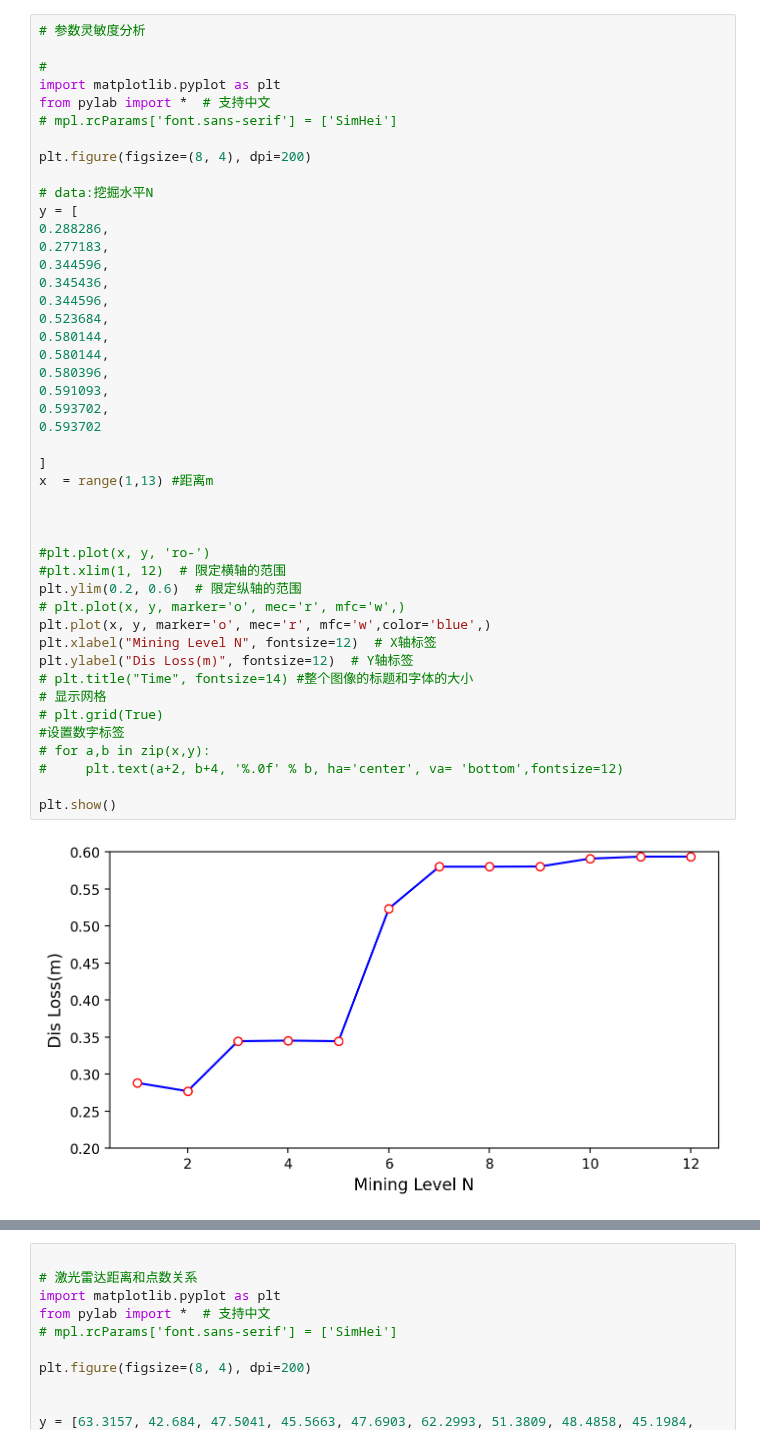
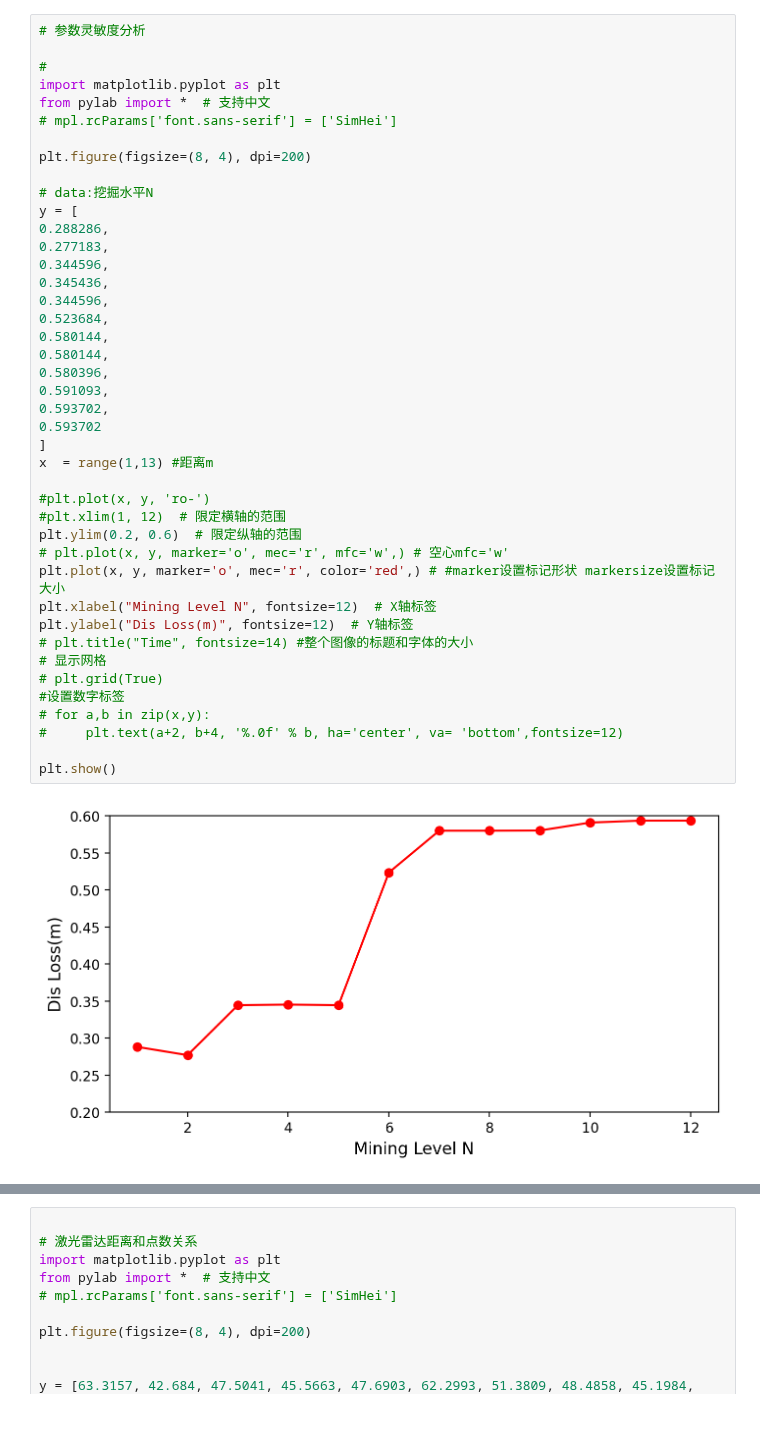
Before and after one commit to HuangCongQing/python-libraries, a Jupyter notebook: 03Matplotlib/应用/折线图.ipynb, the cells around one changed output, grey strips where cells are left out. Saved outputs shown, nothing was run; the diff lists cells and outputs as text.

```diff
--- a/03Matplotlib/应用/折线图.ipynb
+++ b/03Matplotlib/应用/折线图.ipynb
@@ -12,39 +12,36 @@ plt.figure(figsize=(8, 4), dpi=200)
 y = [
 0.288286,
 0.277183,
 0.344596,
 0.345436,
 0.344596,
 0.523684,
 0.580144,
 0.580144,
 0.580396,
 0.591093,
 0.593702,
 0.593702
-
 ]
 x  = range(1,13) #距离m
-
-
 
 #plt.plot(x, y, 'ro-')
 #plt.xlim(1, 12)  # 限定横轴的范围
 plt.ylim(0.2, 0.6)  # 限定纵轴的范围
-# plt.plot(x, y, marker='o', mec='r', mfc='w',)
-plt.plot(x, y, marker='o', mec='r', mfc='w',color='blue',)
+# plt.plot(x, y, marker='o', mec='r', mfc='w',) # 空心mfc='w'
+plt.plot(x, y, marker='o', mec='r', color='red',) # #marker设置标记形状 markersize设置标记大小
 plt.xlabel("Mining Level N", fontsize=12)  # X轴标签
 plt.ylabel("Dis Loss(m)", fontsize=12)  # Y轴标签
 # plt.title("Time", fontsize=14) #整个图像的标题和字体的大小
 # 显示网格
 # plt.grid(True)
 #设置数字标签
 # for a,b in zip(x,y):
 #     plt.text(a+2, b+4, '%.0f' % b, ha='center', va= 'bottom',fontsize=12)
 
 plt.show()
 # %% [output]
-[figure, old version]
+[figure, new version]
 # %%
 # 参数灵敏度分析
 
```
Also changed, not shown: parts of 1 cell of this notebook.
